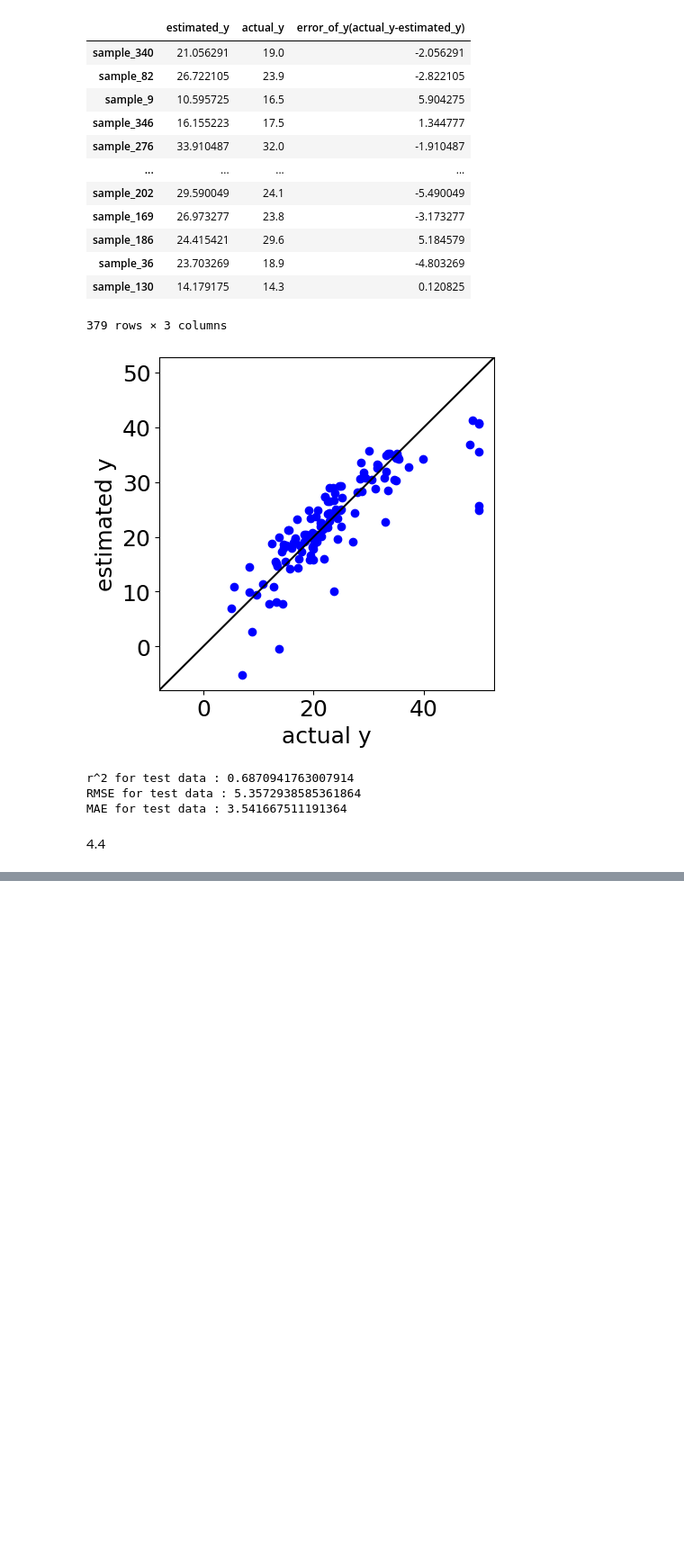
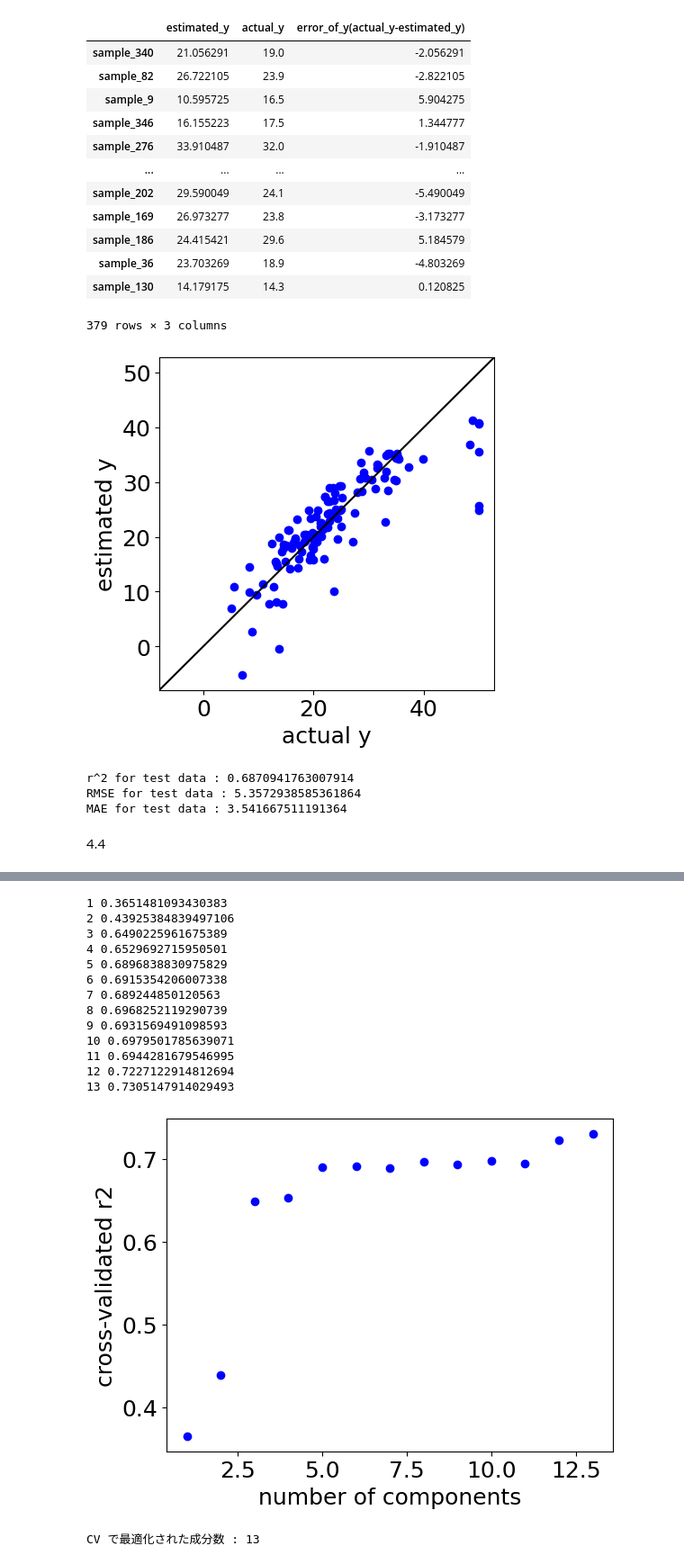
Before and after one commit to tyuyamato/ML_training, a Jupyter notebook: 金子本_4章.ipynb, the cells around one changed output, grey strips where cells are left out. Shown at 90% size. Cells and saved outputs as stored; diff of their text form; code cells hidden in the pictures; blank space fills up the shorter version.

```diff
--- a/金子本_4章.ipynb
+++ b/金子本_4章.ipynb
@@ -381,0 +458,60 @@ MAE for test data : 3.541667511191364
+# %%
+max_number_of_principal_components = 13  # 使用する主成分の最大数。説明変数の数より小さい必要があります
+fold_number = 5  # N-fold CV の N
+number_of_test_samples = 0.25  # テストデータのサンプル数
+dataset = pd.read_csv('boston.csv', index_col=0)
+# %%
+# データ分割
+y = dataset.iloc[:, 0]  # 目的変数
+x = dataset.iloc[:, 1:]  # 説明変数
+# ランダムにトレーニングデータとテストデータとに分割
+# random_state に数字を与えることで、別のときに同じ数字を使えば、ランダムとはいえ同じ結果にすることができます
+x_train, x_test, y_train, y_test = train_test_split(x, y, test_size=number_of_test_samples, shuffle=True,
+                                                    random_state=99)
+
+# オートスケーリング
+autoscaled_y_train = (y_train - y_train.mean()) / y_train.std()
+autoscaled_x_train = (x_train - x_train.mean()) / x_train.std()
+autoscaled_x_test = (x_test - x_test.mean()) / x_test.std()
+# %%
+# CV による成分数の最適化
+pca = PCA()  # PCA ですべての主成分を計算しておきます
+pca.fit(autoscaled_x_train)
+t_train = pd.DataFrame(pca.transform(autoscaled_x_train))  # トレーニングデータの主成分スコアの計算
+t_train.index = x_train.index
+t_test = pd.DataFrame(pca.transform(autoscaled_x_test))  # テストデータの主成分スコアの計算
+t_test.index = x_test.index
+components = []  # 空の list の変数を作成して、成分数をこの変数に追加していきます同じく成分数をこの変数に追加
+r2_in_cv_all = []  # 空の list の変数を作成して、成分数ごとのクロスバリデーション後の r2 をこの変数に追加
+for component in range(1, max_number_of_principal_components + 1):
+    # OLS
+    model = LinearRegression()  # モデルの宣言
+    estimated_y_in_cv = pd.DataFrame(cross_val_predict(model, t_train.iloc[:, 0:component], autoscaled_y_train,
+                                                       cv=fold_number))  # クロスバリデーション推定値の計算し、DataFrame型に変換
+    estimated_y_in_cv = estimated_y_in_cv * y_train.std() + y_train.mean()  # スケールをもとに戻す
+    r2_in_cv = metrics.r2_score(y_train, estimated_y_in_cv)  # r2 を計算
+    print(component, r2_in_cv)  # 成分数と r2 を表示
+    r2_in_cv_all.append(r2_in_cv)  # r2 を追加
+    components.append(component)  # 成分数を追加
+
+# 成分数ごとの CV 後の r2 をプロットし、CV 後のr2が最大のときを最適成分数に
+optimal_component_number = sample_functions.plot_and_selection_of_hyperparameter(components, r2_in_cv_all,
+                                                                                 'number of components',
+                                                                                 'cross-validated r2')
+print('\nCV で最適化された成分数 :', optimal_component_number)
+# %% [output]
+1 0.3651481093430383
+2 0.43925384839497106
+3 0.6490225961675389
+4 0.6529692715950501
+5 0.6896838830975829
+6 0.6915354206007338
+7 0.689244850120563
+8 0.6968252119290739
+9 0.6931569491098593
+10 0.6979501785639071
+11 0.6944281679546995
+12 0.7227122914812694
+13 0.7305147914029493
+[figure, added]
+CV で最適化された成分数 : 13
```
Also changed, not shown: parts of 11 cells of this notebook.
